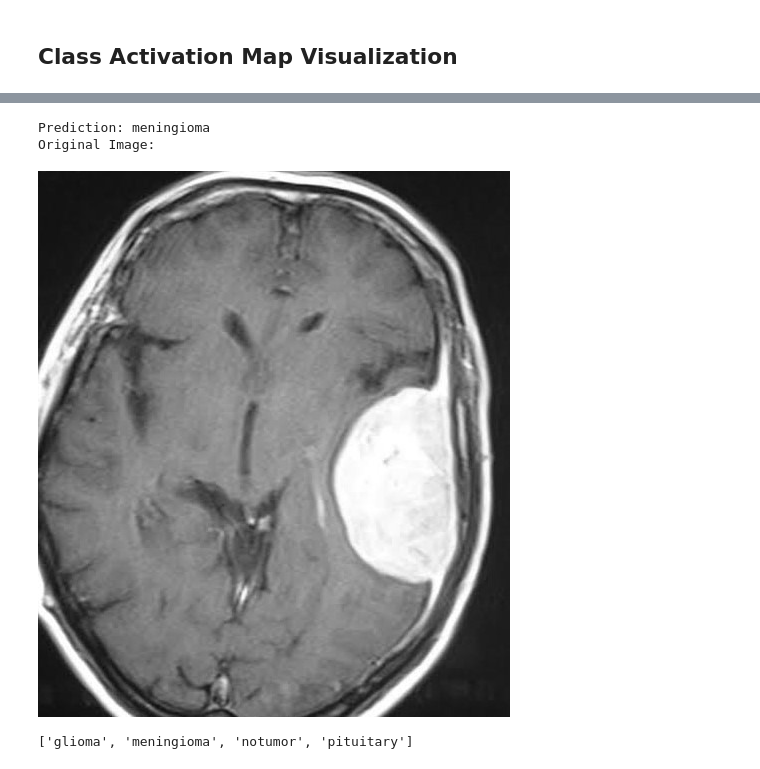
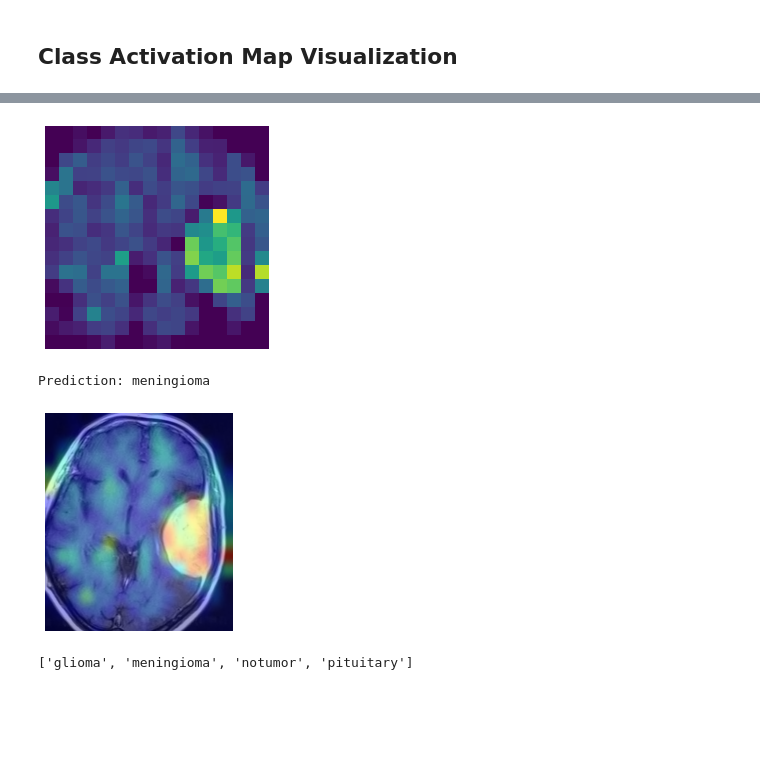
Before and after one commit to jonathat22/Brain-Tumor-Classification, a Jupyter notebook: TF_brain_class_inference.ipynb, the cells around one changed output, grey strips where cells are left out. Saved outputs shown, nothing was run; the diff lists cells and outputs as text; code cells hidden in the pictures; blank space fills up the shorter version.

Commit message:
split CAM and heatmap plotting functions, removed layer vis

```diff
--- a/TF_brain_class_inference.ipynb
+++ b/TF_brain_class_inference.ipynb
@@ -97,7 +98,15 @@ def visualize_layer_activations(test_image, layer_vis_model):
     plt.show()
 
 
-def class_activation_map(img_arr, orig_test_image, model, final_conv_layer_idx, prediction_index=None, alpha=0.6):
+def get_last_conv_layer_index(model):
+    for layer in reversed(model.layers):
+        if 'conv' in layer.name:
+            layer_type, layer_idx = layer.name.split('_')
+            layer_idx = int(layer_idx)
+            return layer_idx
+
+
+def class_activation_map(img_arr, model, final_conv_layer_idx, prediction_index=None):
     cam_model = Model([model.inputs], [model.layers[final_conv_layer_idx].output, model.output])
 
     with tf.GradientTape() as tape:
@@ -112,12 +121,14 @@ def class_activation_map(img_arr, orig_test_image, model, final_conv_layer_idx,
     heatmap = final_conv_layer_output @ pooled_gradients[..., tf.newaxis]
     heatmap = tf.squeeze(heatmap)
     heatmap = tf.maximum(heatmap, 0) / tf.math.reduce_max(heatmap)
+    return heatmap
+
+
+def plot_superimposed_map(heatmap, orig_test_image, alpha=0.6):
+    orig_img = img_to_array(load_img(orig_test_image))
     heatmap = heatmap.numpy()
-
-    orig_img = load_img(orig_test_image)
-    orig_img = img_to_array(orig_img)
     heatmap = np.uint8(255 * heatmap)
-    cmap = cm.get_cmap('cividis')
+    cmap = cm.get_cmap('jet')
     colors = cmap(np.arange(256))[:, :3]
     cmap_heatmap = colors[heatmap]
     cmap_heatmap = keras.utils.array_to_img(cmap_heatmap)
@@ -127,6 +138,7 @@ def class_activation_map(img_arr, orig_test_image, model, final_conv_layer_idx,
     superimposed_img = cmap_heatmap * alpha + orig_img
     superimposed_img = keras.utils.array_to_img(superimposed_img)
     plt.imshow(superimposed_img)
+    plt.axis('off')
     plt.show()
 # %%
 image_height = 128
@@ -214,11 +187,19 @@ class_activation_map(test_image_arr, orig_test_image, model, 11, prediction_inde
+# %%
+orig_test_image = "/Users/Jonathan/Desktop/Errythang/MSDAS/Bioinformatics/project/Brain-Tumor-Classification/Testing/meningioma/Te-me_0012.jpg"
+test_image_arr = load_image_array(orig_test_image)
+final_layer_index = get_last_conv_layer_index(model)
+heatmap = class_activation_map(test_image_arr, model, final_layer_index, prediction_index=1)
+plt.matshow(heatmap)
+plt.axis('off')
+plt.show()
+# %% [output]
+[figure, added]
 # %%
 print("Prediction:", test_ds.class_names[np.argmax(model.predict(test_image_arr))])
-print("Original Image:")
-PIL.Image.open(orig_test_image)
+plot_superimposed_map(heatmap, orig_test_image)
 # %% [output]
 Prediction: meningioma
-Original Image:
-[figure, old version]
+[figure, new version]
 # %%
 test_ds.class_names
 # %% [output]
```
Also changed, not shown: parts of 8 cells of this notebook.
